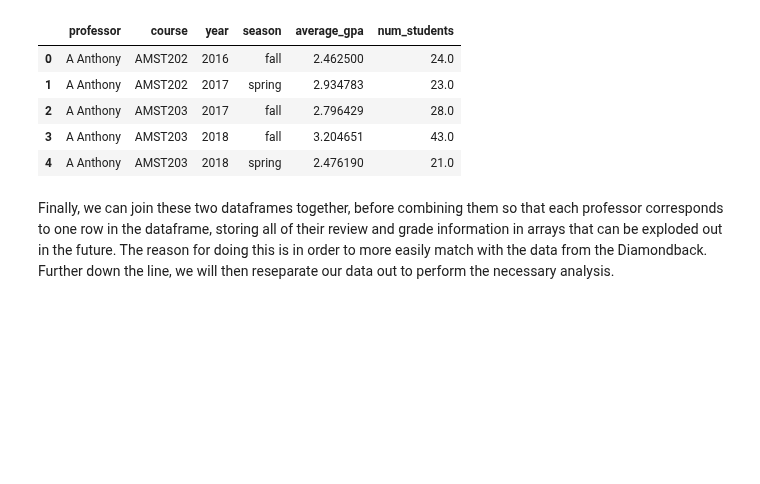
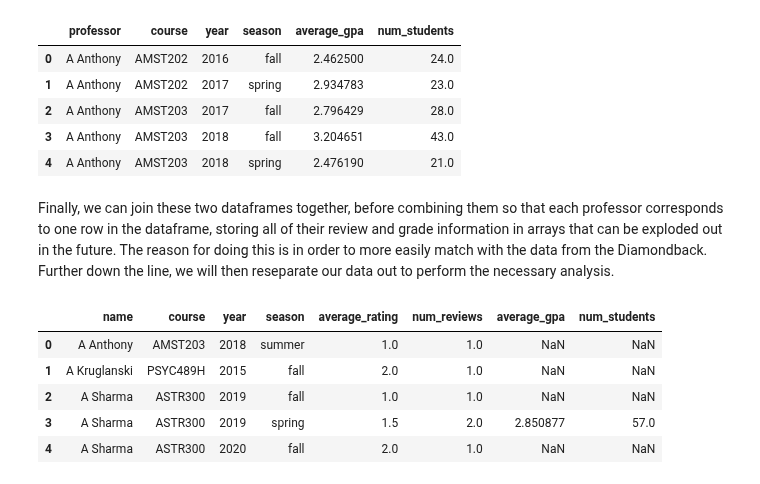
Before and after one commit to aaronl1661/teacherSalaryAnalysis, a Jupyter notebook: index.ipynb, the cells around one changed output. Cells and saved outputs as stored; diff of their text form; code cells hidden in the pictures; blank space fills up the shorter version.

```diff
--- a/index.ipynb
+++ b/index.ipynb
@@ -65,13 +68,16 @@ if reviews_exist == False:
     df.to_csv("src/1_collect_data/PT_review_data.csv", encoding='utf-8', index=False)
 # %%
 if grades_exist == False:
+    offset = 0
     grades = []
     professors = df["name"].drop_duplicates()
+    # get grade data for each professor
     for prof in professors:
         r = requests.get("https://planetterp.com/api/v1/grades", params = {"offset":offset, "reviews": "true", "limit":100, "professor": prof})
         grades.append(r.json())
     grade_df = pd.DataFrame()
     count = 0
+    # each semester of each course gets its own row in the dataframe
     for i in grades:
         if i != []:
             for j in i:
@@ -95,7 +101,6 @@ if grades_exist == False:
                 grade_df.at[count, "W"] = j.get("W")
                 grade_df.at[count, "Other"] = j.get("Other")
                 count = count + 1
-                print(j.get("professor"))
 
     grade_df = grade_df.sort_values(by=["professor","course"])
     grade_df.to_csv("src/1_collect_data/PT_grade_data.csv", encoding = "utf-8", index = False)
@@ -230,6 +237,7 @@ reviews_df.head()
 # %% [markdown]
 We then group all of the reviews for a certain professor's class that were detected to be from the same semester together, averaging out the ratings for that semester.
 # %%
+# sort by the following to ensure that reviews corresponding to the same semester get grouped together
 reviews_df = reviews_df.sort_values(by = ["name", "course", "year", "season"], ignore_index = True)
 
 average_reviews_df = pd.DataFrame()
@@ -240,10 +248,12 @@ count = 0
 averages = [0, 0]
 for index, row in reviews_df.iterrows():
     match = True
+    # see if the next row in the dataframe is for the current semester
     for i in range(4):
         if curr[i] != reviews_df.at[index, values_to_check[i]]:
             match = False
     if not match:
+        # once it is not a match, write the current accumulated information to the dataframe and reset
         for i in range(4):
             average_reviews_df.at[count, values_to_check[i]] = curr[i]
             curr[i] = reviews_df.at[index, values_to_check[i]]
@@ -253,6 +263,11 @@ for index, row in reviews_df.iterrows():
         averages = [0, 0]
     averages[0] = averages[0] + reviews_df.at[index, "rating"]
     averages[1] = averages[1] + 1
+# add in the last row
+for i in range(4):
+    average_reviews_df.at[count, values_to_check[i]] = curr[i]
+average_reviews_df.at[count, "average_rating"] = averages[0]/averages[1]
+average_reviews_df.at[count, "num_reviews"] = averages[1]
 
 average_reviews_df.head()
 # %% [output]
@@ -272,9 +287,11 @@ for index, row in grades_df.iterrows():
     else:
         grades_df.at[index, "season"] = "spring"
 # %%
+# sort by the following to ensure that grades corresponding to the same semester get grouped together
 grades_df = grades_df.sort_values(by = ["professor", "course", "year", "season"], ignore_index = True)
 
 average_grades_df = pd.DataFrame()
+# GPA values for each letter grade
 gpa = {"A+":4.0, "A":4.0, "A-":3.7,"B+":3.3, "B":3.0, "B-":2.7, "C+":2.3, "C":2.0, "C-":1.7, "D+":1.3, "D":1.0, "D-":0.7, "F":0.0}
 
 values_to_check = ["professor", "course", "year", "season"]
@@ -282,16 +299,19 @@ curr = [grades_df.at[0, "professor"], grades_df.at[0, "course"], grades_df.at[0,
 count = 0
 averages = [0, 0]
 for index, row in grades_df.iterrows():
-    #print(index)
     match = True
+    # see if the next row in the dataframe is for the current semester
     for i in range(4):
         if curr[i] != grades_df.at[index, values_to_check[i]]:
             match = False
     if not match:
+        # once it is not a match, write the current accumulated information to the dataframe and reset
         for i in range(4):
             if averages[1] != 0:
                 average_grades_df.at[count, values_to_check[i]] = curr[i]
             curr[i] = grades_df.at[index, values_to_check[i]]
+        # it is possible for the number of students taking a class to be 0, this would occur when all of the students
+        # in a class have grades corresponding to W or Other, neither of which have a GPA value
         if averages[1] != 0:
             average_grades_df.at[count, "average_gpa"] = averages[0]/averages[1]
             average_grades_df.at[count, "num_students"] = averages[1]
@@ -300,6 +320,14 @@ for index, row in grades_df.iterrows():
     for i in gpa.keys():
         averages[0] = averages[0] + gpa.get(i)*grades_df.at[index, i]
         averages[1] = averages[1] + grades_df.at[index, i]
+# add in the last row
+for i in range(4):
+    if averages[1] != 0:
+        average_grades_df.at[count, values_to_check[i]] = curr[i]
+if averages[1] != 0:
+    average_grades_df.at[count, "average_gpa"] = averages[0]/averages[1]
+    average_grades_df.at[count, "num_students"] = averages[1]
+
 
 average_grades_df.head()
 # %% [output]
@@ -314,12 +342,21 @@ Finally, we can join these two dataframes together, before combining them so tha
 # %%
 average_grades_df = average_grades_df.rename(columns = {"professor" : "name"})
 
 both_averages_df = pd.merge(
     average_reviews_df,
     average_grades_df,
     how = "outer",
     on = ["name", "course", "year", "season"]
 )
+
+both_averages_df.head()
+# %% [output]
+|  | name | course | year | season | average_rating | num_reviews | average_gpa | num_students |
+| 0 | A Anthony | AMST203 | 2018 | summer | 1.0 | 1.0 | NaN | NaN |
+| 1 | A Kruglanski | PSYC489H | 2015 | fall | 2.0 | 1.0 | NaN | NaN |
+| 2 | A Sharma | ASTR300 | 2019 | fall | 1.0 | 1.0 | NaN | NaN |
+| 3 | A Sharma | ASTR300 | 2019 | spring | 1.5 | 2.0 | 2.850877 | 57.0 |
+| 4 | A Sharma | ASTR300 | 2020 | fall | 2.0 | 1.0 | NaN | NaN |
 # %%
 def combine(group):
      return pd.Series({
```
Also changed, not shown: parts of 11 cells of this notebook, 3 other files.
